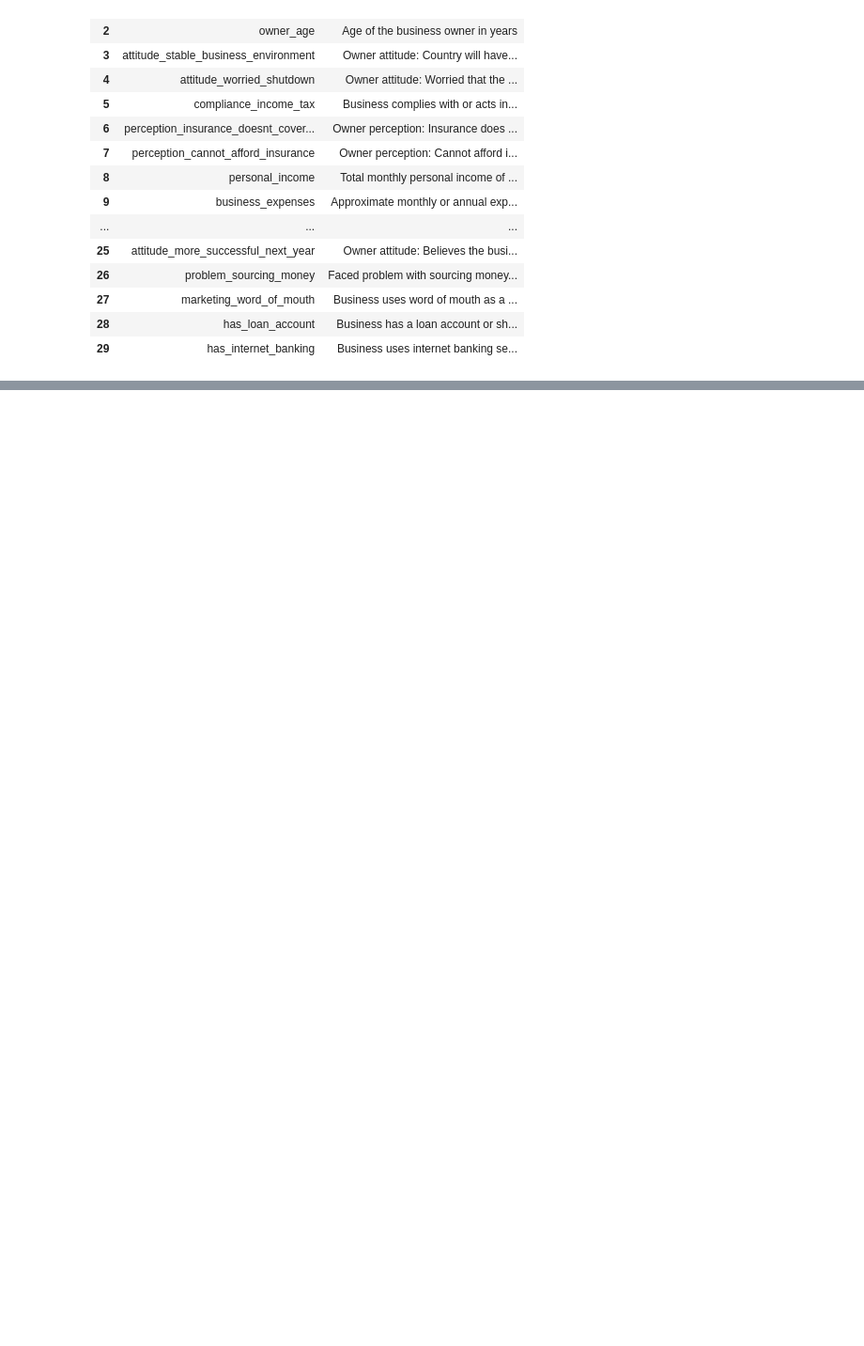
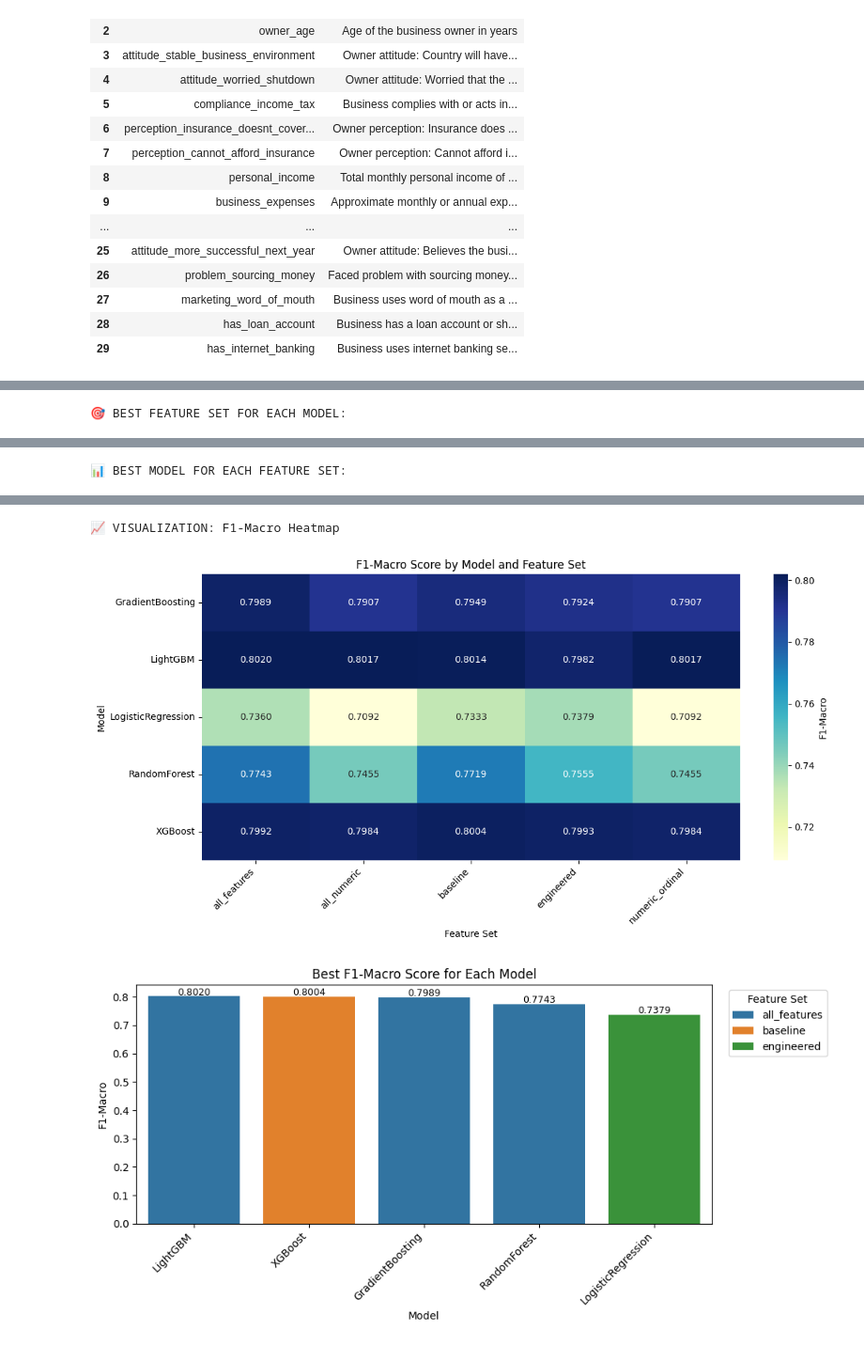
Before and after one commit to Shaka42/dataorg-financial-health-prediction-challenge20251204-19827-m2tn1n, a Jupyter notebook: Workspace.ipynb, the cells around one changed output, grey strips where cells are left out. Shown: that part at 94% size. Cells and saved outputs as stored; diff of their text form; code cells hidden in the pictures; blank space fills up the shorter version.

```diff
--- a/Workspace.ipynb
+++ b/Workspace.ipynb
@@ -1699,0 +1286,19 @@ Experiment results logged to submission_results_log.csv
+# %%
+# =============================================================================
+# 9. RUN THE COMPARISON EXPERIMENTS
+# =============================================================================
+
+print("🚀 Starting Feature Set × Model Comparison")
+print("=" * 80)
+
+# Run the comparison
+comparison_results = run_feature_model_comparison(
+    train_df=train_engineered,
+    feature_sets=feature_sets,
+    n_folds=5,
+    verbose=True
+)
+
+print("\n" + "=" * 80)
+print("📊 EXPERIMENT RESULTS")
+print("=" * 80)
@@ -1699,0 +1346,54 @@ Experiment results logged to submission_results_log.csv
+# %%
+# =============================================================================
+# 10. ANALYZE AND VISUALIZE RESULTS
+# =============================================================================
+
+import matplotlib.pyplot as plt
+import seaborn as sns
+
+# Filter out NaN results (failed experiments)
+valid_results = comparison_results[comparison_results['f1_macro_mean'].notna()].copy()
+print(f"Valid experiments: {len(valid_results)} / {len(comparison_results)}")
+
+# Display top results
+print("\n🏆 TOP 10 OVERALL RESULTS (by F1-Macro):")
+display(valid_results[['feature_set', 'model', 'n_features', 'f1_macro_mean', 'f1_macro_std']].head(10))
+
+# Best result per model
+print("\n🎯 BEST FEATURE SET FOR EACH MODEL:")
+best_per_model = valid_results.loc[valid_results.groupby('model')['f1_macro_mean'].idxmax()]
+best_per_model = best_per_model.sort_values('f1_macro_mean', ascending=False)
+display(best_per_model[['model', 'feature_set', 'n_features', 'f1_macro_mean', 'f1_macro_std']])
+
+# Best result per feature set
+print("\n📊 BEST MODEL FOR EACH FEATURE SET:")
+best_per_featset = valid_results.loc[valid_results.groupby('feature_set')['f1_macro_mean'].idxmax()]
+best_per_featset = best_per_featset.sort_values('f1_macro_mean', ascending=False)
+display(best_per_featset[['feature_set', 'model', 'n_features', 'f1_macro_mean', 'f1_macro_std']])
+
+# Visualization: Heatmap of F1 scores
+print("\n📈 VISUALIZATION: F1-Macro Heatmap")
+pivot_table = valid_results.pivot(index='model', columns='feature_set', values='f1_macro_mean')
+
+plt.figure(figsize=(12, 6))
+sns.heatmap(pivot_table, annot=True, fmt='.4f', cmap='YlGnBu', cbar_kws={'label': 'F1-Macro'})
+plt.title('F1-Macro Score by Model and Feature Set')
+plt.xlabel('Feature Set')
+plt.ylabel('Model')
+plt.xticks(rotation=45, ha='right')
+plt.tight_layout()
+plt.show()
+
+# Bar plot of best F1 per model
+plt.figure(figsize=(10, 5))
+ax = sns.barplot(data=best_per_model, x='model', y='f1_macro_mean', hue='feature_set', dodge=False)
+plt.title('Best F1-Macro Score for Each Model')
+plt.xlabel('Model')
+plt.ylabel('F1-Macro')
+plt.xticks(rotation=45, ha='right')
+for i, row in enumerate(best_per_model.itertuples()):
+    ax.text(i, row.f1_macro_mean + 0.005, f'{row.f1_macro_mean:.4f}', ha='center', fontsize=9)
+plt.legend(title='Feature Set', bbox_to_anchor=(1.02, 1), loc='upper left')
+plt.tight_layout()
+plt.show()
+# %% [output]
@@ -1699,0 +1414 @@ Experiment results logged to submission_results_log.csv
+🎯 BEST FEATURE SET FOR EACH MODEL:
@@ -1699,0 +1421 @@ Experiment results logged to submission_results_log.csv
+📊 BEST MODEL FOR EACH FEATURE SET:
@@ -1699,0 +1428,3 @@ Experiment results logged to submission_results_log.csv
+📈 VISUALIZATION: F1-Macro Heatmap
+[figure, added]
+[figure, added]
```
Also changed, not shown: parts of 40 cells of this notebook, 10 other files.
